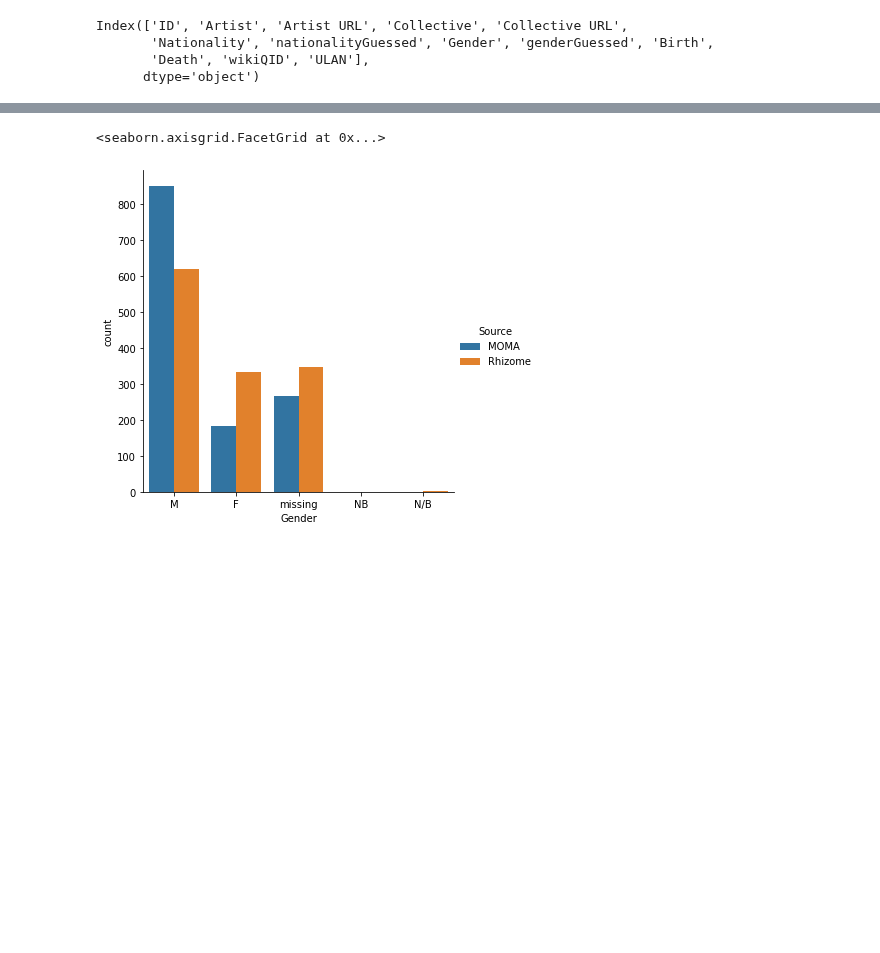
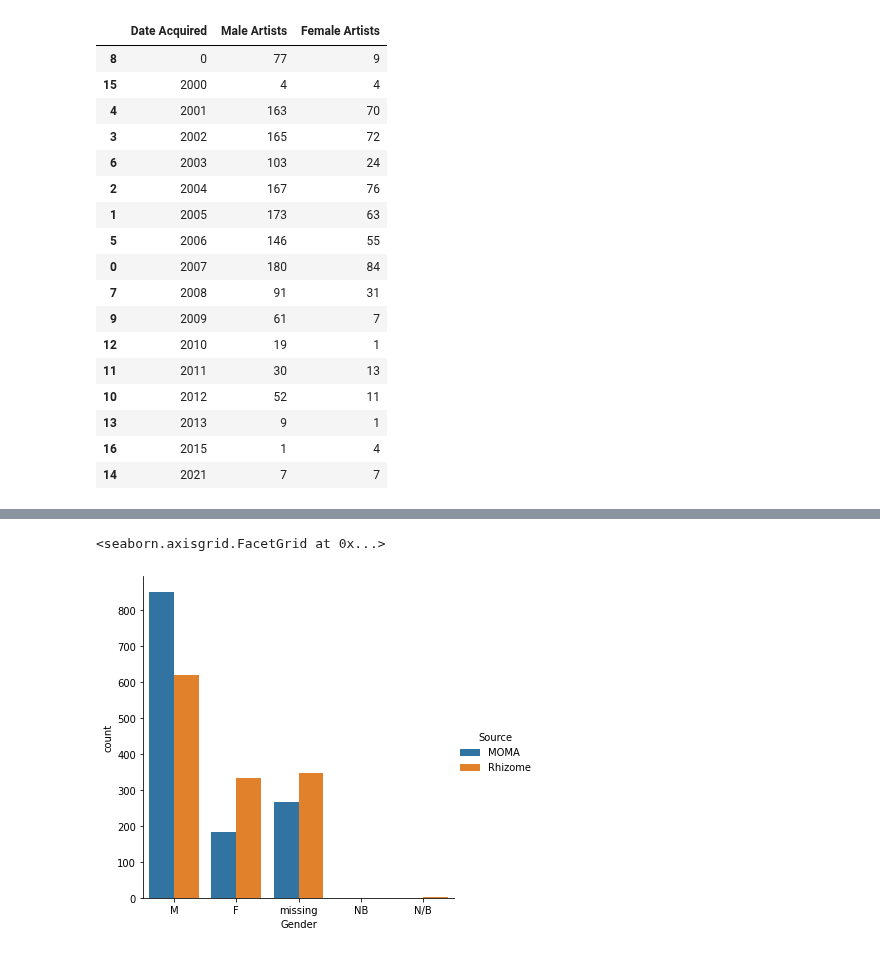
Before and after one commit to laurentfintoni/Net-Art-Rev, a Jupyter notebook: Lo_Viz.ipynb, the cells around one changed output, grey strips where cells are left out. Cells and saved outputs as stored; diff of their text form; code cells hidden in the pictures; blank space fills up the shorter version.

```diff
--- a/Lo_Viz.ipynb
+++ b/Lo_Viz.ipynb
@@ -10,8 +10,29 @@ rhz_artists = pd.read_pickle(path+'Rhizome_data/rhizome_artists.pkl')
 moma_artists = pd.read_pickle(path+'MOMA_data/pickle/MoMAartists.pkl')
-# %%
-rhz_artists.columns
-# %% [output]
-Index(['ID', 'Artist', 'Artist URL', 'Collective', 'Collective URL',
-       'Nationality', 'nationalityGuessed', 'Gender', 'genderGuessed', 'Birth',
-       'Death', 'wikiQID', 'ULAN'],
-      dtype='object')
+# %%
+rhizome_male_artworks = rhz_artworks.loc[rhz_artworks['Gender'] == 'M']
+rhizome_male_artworks = rhizome_male_artworks['dateAcquired'].value_counts().rename_axis('Date Acquired').reset_index(name='Male Artists')
+rhizome_female_artworks = rhz_artworks.loc[rhz_artworks['Gender'] == 'F']
+rhizome_female_artworks = rhizome_female_artworks['dateAcquired'].value_counts().rename_axis('Date Acquired').reset_index(name='Female Artists')
+rhizome_gender_artworks = pd.merge(rhizome_male_artworks, rhizome_female_artworks, left_on='Date Acquired', right_on='Date Acquired')
+rhizome_gender_artworks = rhizome_gender_artworks.sort_values(by='Date Acquired')
+
+rhizome_gender_artworks
+# %% [output]
+|  | Date Acquired | Male Artists | Female Artists |
+| 8 | 0 | 77 | 9 |
+| 15 | 2000 | 4 | 4 |
+| 4 | 2001 | 163 | 70 |
+| 3 | 2002 | 165 | 72 |
+| 6 | 2003 | 103 | 24 |
+| 2 | 2004 | 167 | 76 |
+| 1 | 2005 | 173 | 63 |
+| 5 | 2006 | 146 | 55 |
+| 0 | 2007 | 180 | 84 |
+| 7 | 2008 | 91 | 31 |
+| 9 | 2009 | 61 | 7 |
+| 12 | 2010 | 19 | 1 |
+| 11 | 2011 | 30 | 13 |
+| 10 | 2012 | 52 | 11 |
+| 13 | 2013 | 9 | 1 |
+| 16 | 2015 | 1 | 4 |
+| 14 | 2021 | 7 | 7 |
```
Also changed, not shown: parts of 6 cells of this notebook.
